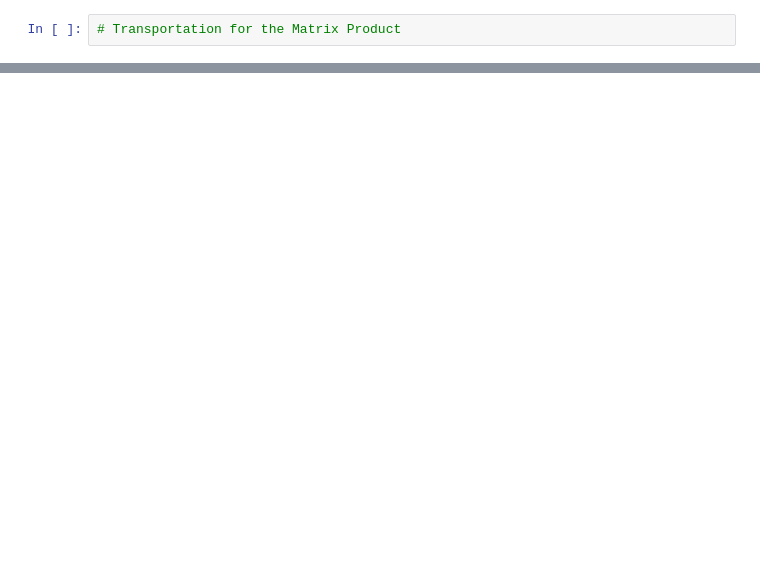
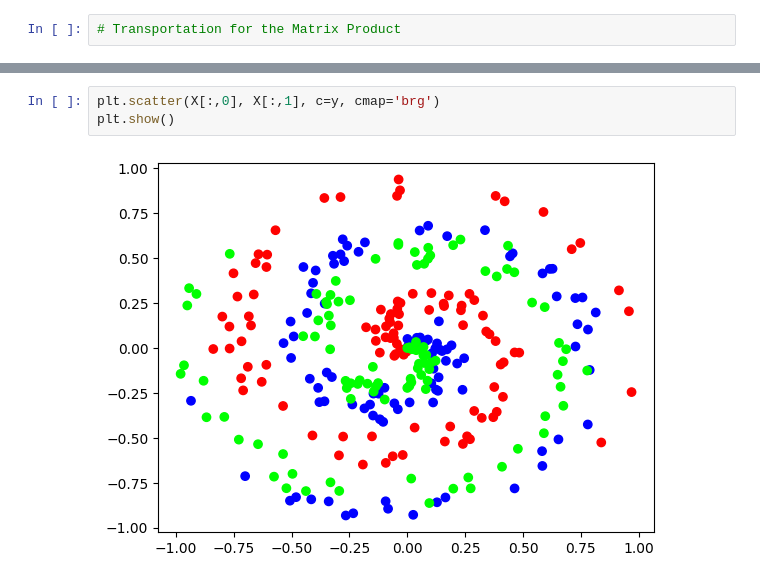
Before and after one commit to ahmet-f-gumustas/Neural-Networks-From-Scratch, a Jupyter notebook: 00-fisrt/Vectors-Matrix-Arrays.ipynb, the cells around one changed output, grey strips where cells are left out. Saved outputs shown, nothing was run; the diff lists cells and outputs as text; blank space fills up the shorter version.

```diff
--- a/00-fisrt/Vectors-Matrix-Arrays.ipynb
+++ b/00-fisrt/Vectors-Matrix-Arrays.ipynb
@@ -101,0 +247,5 @@ np.dot(a, b)
+# %%
+plt.scatter(X[:,0], X[:,1], c=y, cmap='brg')
+plt.show()
+# %% [output]
+[figure, added]
```
Also changed, not shown: parts of 34 cells of this notebook.
